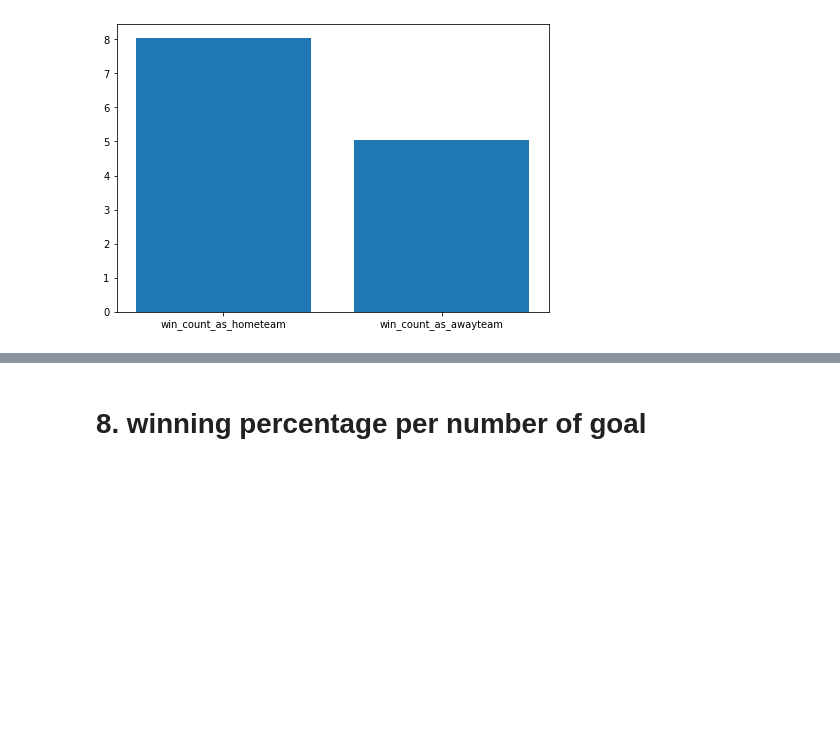
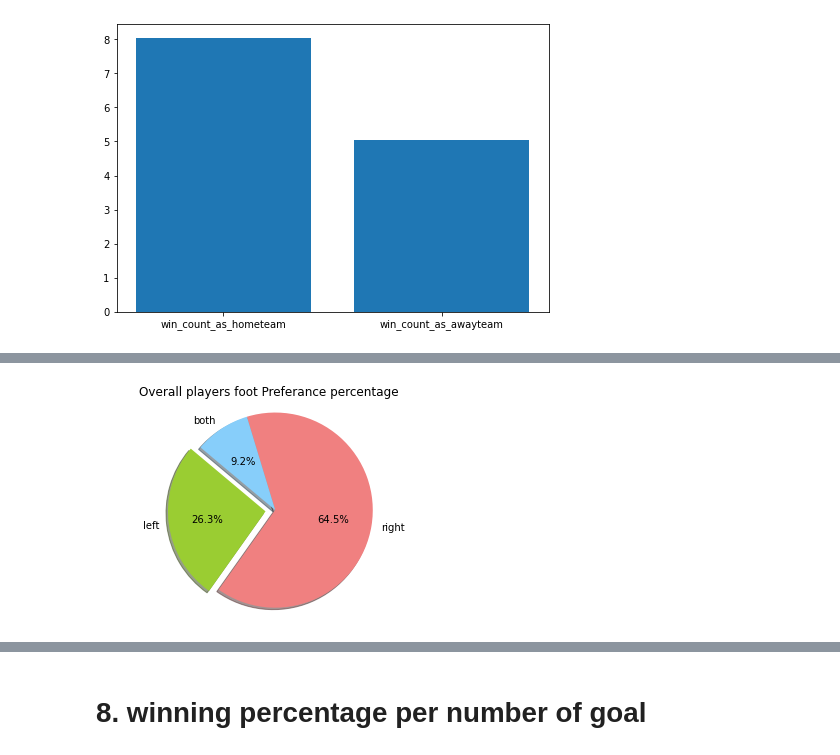
Before and after one commit to Hyej-Kim/cmsc320Final, a Jupyter notebook: cmsc320Final.ipynb, the cells around one changed output, grey strips where cells are left out. Drawn from its saved outputs; the diff is of its cells as text; code cells hidden in the pictures; blank space fills up the shorter version.

```diff
--- a/cmsc320Final.ipynb
+++ b/cmsc320Final.ipynb
@@ -36,7 +36,7 @@ from bs4 import BeautifulSoup
 import re
 import sqlite3
 # %%
-sqlite_file = 'sqlite.sqlite'
+sqlite_file = 'database.sqlite'
 # %%
 conn = sqlite3.connect(sqlite_file)    # connect to the database
 # %%
@@ -1150,0 +1159,3 @@ plt.show()
+# %%
+p_A_1= player_Attributes[['player_api_id', 'preferred_foot', 'overall_rating', 'potential']]
+p_A_1.head()
@@ -1150,0 +1169,3 @@ plt.show()
+# %%
+p_A_1= p_A_1.groupby(['player_api_id', 'preferred_foot']).mean()
+p_A_1.head()
@@ -1150,0 +1180,18 @@ plt.show()
+# %%
+# get the total number of players that are right, left or both and there rating
+left_foot=0; left_rating=0.0
+right_foot=0; right_rating =0.0
+both=0;       both_rating = 0.0
+checked=[]
+for key, value in p_A_1.iterrows():
+    if key[0] in checked:
+        both +=1
+        both_rating += value[0]
+    elif key[1] == 'right':
+        right_foot +=1
+        checked.append(key[0])
+        right_rating += value[0]
+    else:
+        left_foot +=1
+        checked.append(key[0])
+        left_rating += value[0]
@@ -1150,0 +1203,16 @@ plt.show()
+# %%
+# Data to plot
+labels = 'left', 'right', 'both'
+sizes = [left_foot, right_foot, both]
+colors = ['yellowgreen', 'lightcoral', 'lightskyblue']
+explode = (0.1, 0, 0)  # explode 1st slice
+
+# Plot
+plt.pie(sizes, explode=explode, labels=labels, colors=colors,
+autopct='%1.1f%%', shadow=True, startangle=140)
+
+plt.axis('equal')
+plt.title("Overall players foot Preferance percentage ")
+plt.show()
+# %% [output]
+[figure, added]
```
Also changed, not shown: parts of 14 cells of this notebook.
